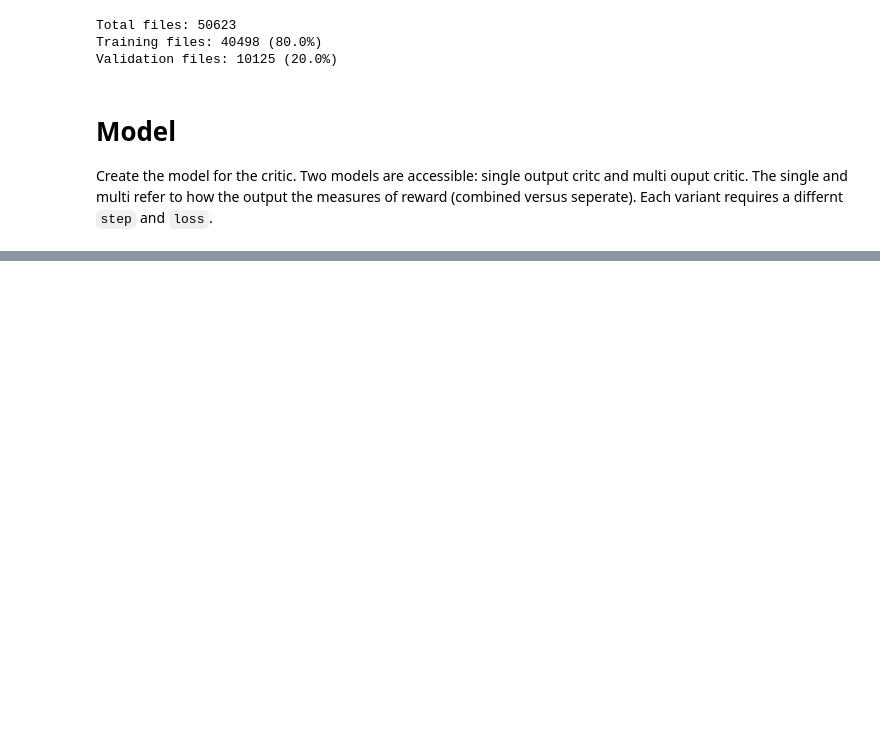
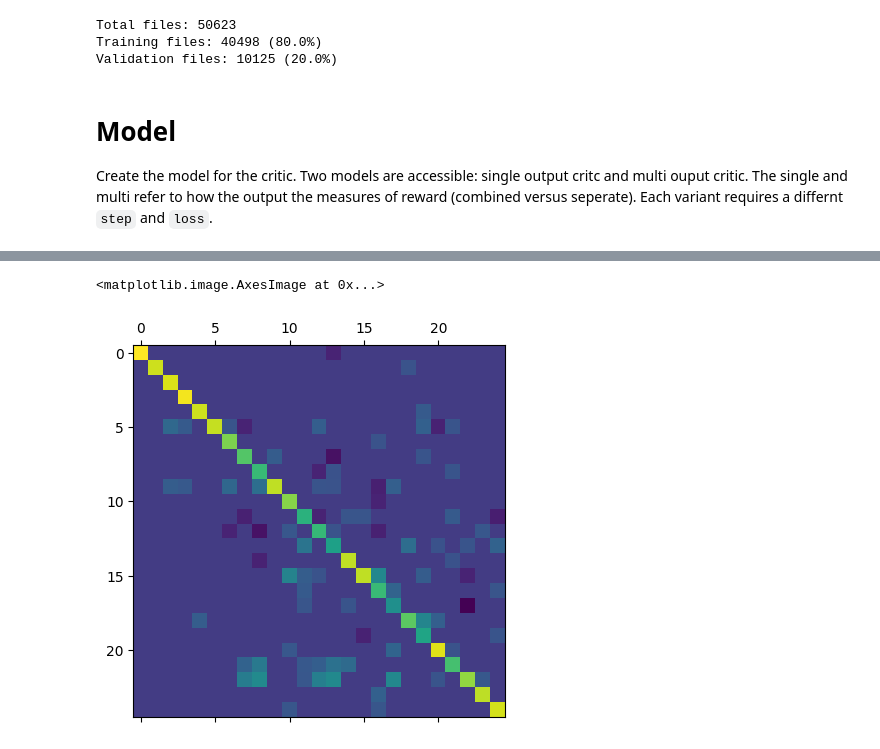
Before and after one commit to djm3622/precondition-discovery-contextual-bandit, a Jupyter notebook: pretrain_critic.ipynb, the cells around one changed output, grey strips where cells are left out. Saved outputs shown, nothing was run; the diff lists cells and outputs as text; code cells hidden in the pictures; blank space fills up the shorter version.

```diff
--- a/pretrain_critic.ipynb
+++ b/pretrain_critic.ipynb
@@ -37,7 +37,15 @@ class Config:
     n = 25
     down = 256 # if this is change, model architecture should be changed as well
     batch_size = 32
-    sigmoid = False
+    sigmoid = True
+
+    # training
+    epoches = 50
+    lr = 1e-5
+    mat_size = 25
+    batch_size = 32
+    verbose = False
+    file_path = '/data/users/jupyter-dam724/RL/precondition-discovery-contextual-bandit/RUNS/critic_sigmoid_0.pth'
 # %% [markdown]
 # Device
 # %%
@@ -109,0 +193,6 @@ critic = critics.MultiCritic(**model_params).to(device)
+# %%
+A, M, b = critic_dataset.postprocess(*next(iter(valid_dl)))
+A, M, b = A.to(device).float(), M.to(device).float(), b.to(device).float()
+inp = torch.concat([A.view(32, 25**2), M.view(32, 25**2)], dim=1)
+
+critic(inp)
@@ -109,0 +262,5 @@ critic = critics.MultiCritic(**model_params).to(device)
+# %%
+plt.matshow(M[0].cpu())
+# %% [output]
+<matplotlib.image.AxesImage at 0x...>
+[figure, added]
```
Also changed, not shown: parts of 13 cells of this notebook, 14 other files.
